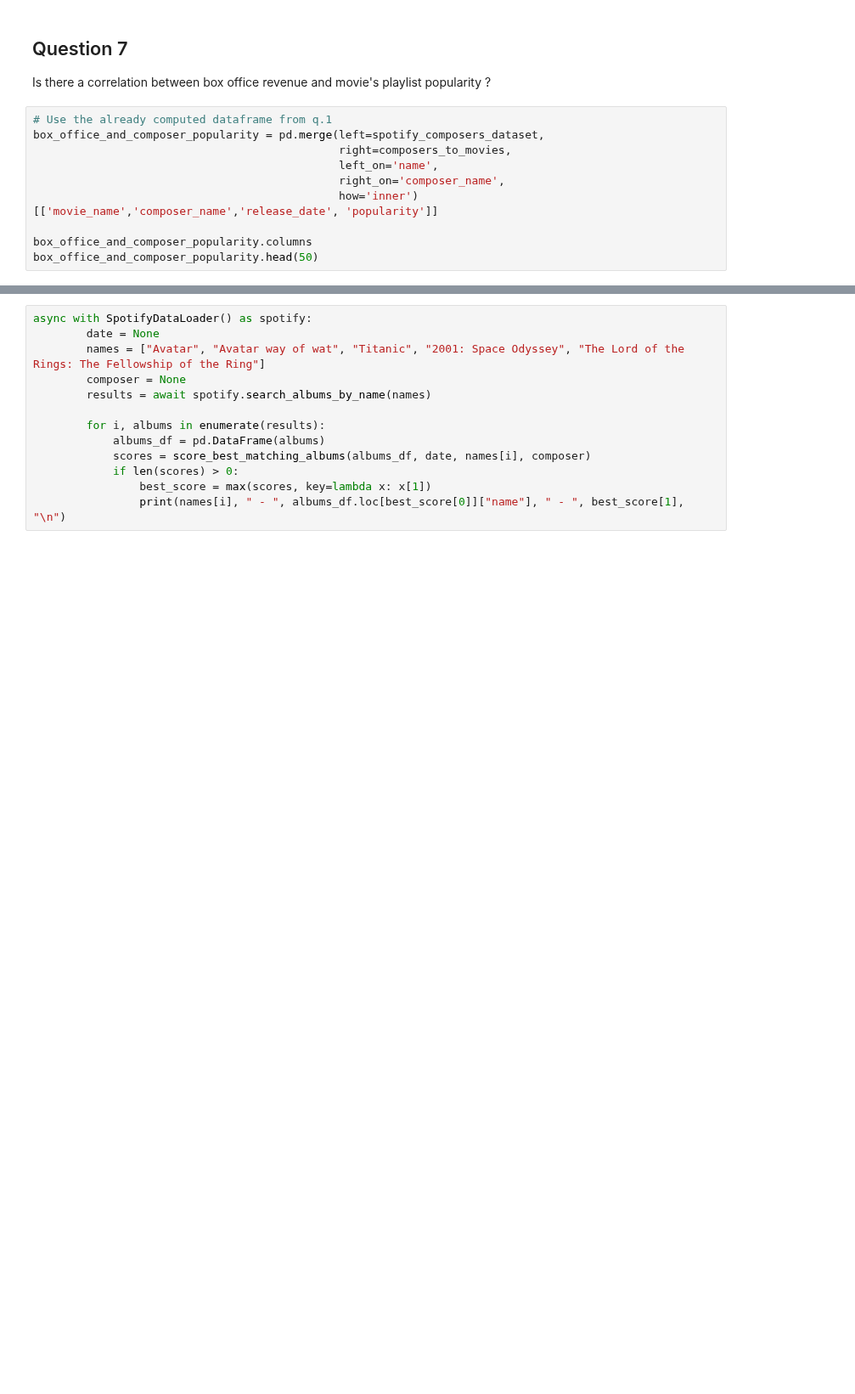
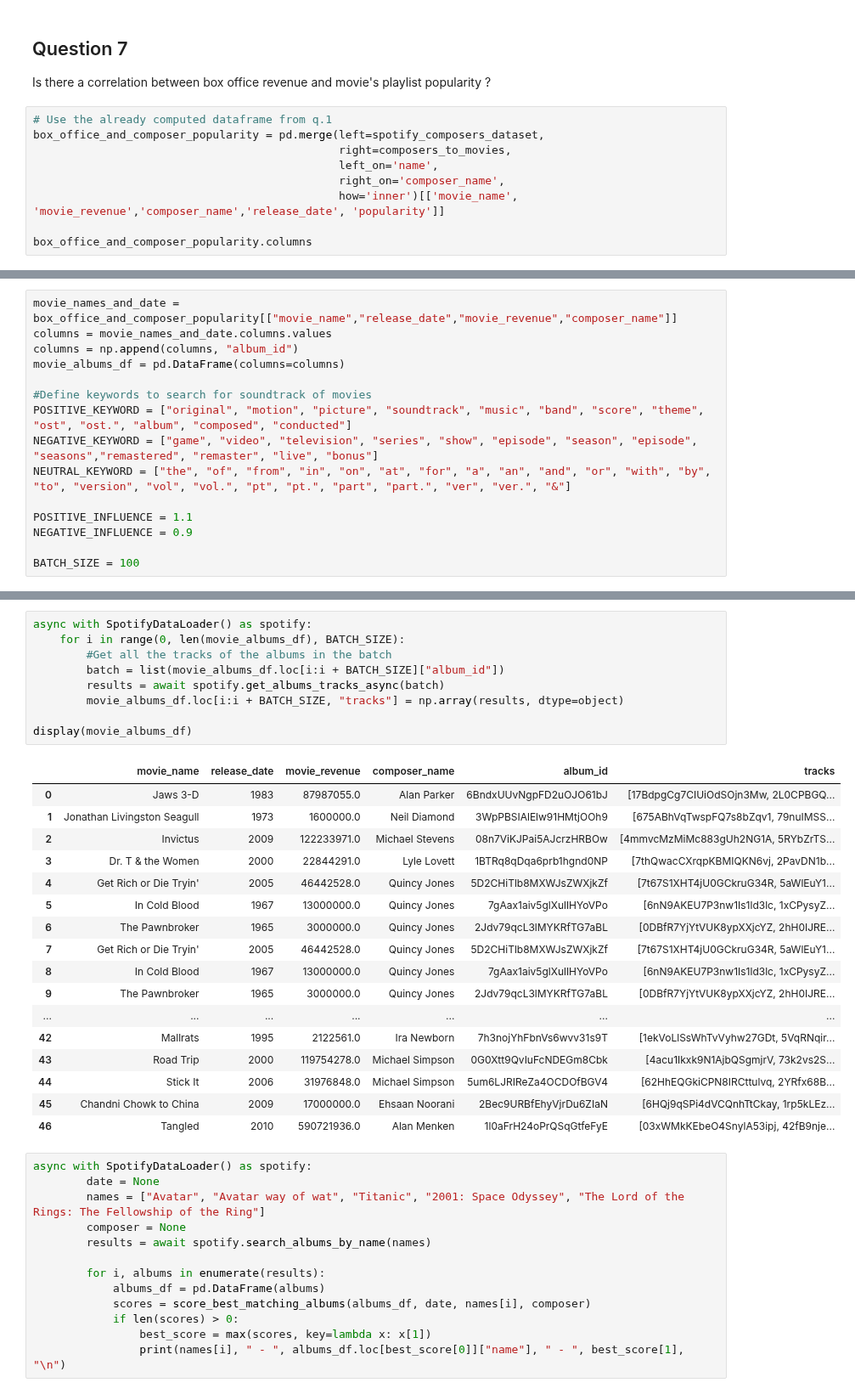
Before and after one commit to epfl-ada/ada-2023-project-learningthesecretsofdata, a Jupyter notebook: milestone_3.ipynb, the cells around one changed output, grey strips where cells are left out. Shown at 85% size. Saved outputs shown, nothing was run; the diff lists cells and outputs as text; blank space fills up the shorter version.

Commit message:
Retrieve all tracks ids from albums

```diff
--- a/milestone_3.ipynb
+++ b/milestone_3.ipynb
@@ -170,8 +170,7 @@ box_office_and_composer_popularity = pd.merge(left=spotify_composers_dataset,
                                               right=composers_to_movies,
                                               left_on='name',
                                               right_on='composer_name',
-                                              how='inner')[['movie_name','composer_name','release_date', 'popularity']]
+                                              how='inner')[['movie_name', 'movie_revenue','composer_name','release_date', 'popularity']]
 
 box_office_and_composer_popularity.columns
-box_office_and_composer_popularity.head(50)
 # %% [output]
@@ -194,0 +180,15 @@ box_office_and_composer_popularity.head(50)
+# %%
+movie_names_and_date = box_office_and_composer_popularity[["movie_name","release_date","movie_revenue","composer_name"]]
+columns = movie_names_and_date.columns.values
+columns = np.append(columns, "album_id")
+movie_albums_df = pd.DataFrame(columns=columns)
+
+#Define keywords to search for soundtrack of movies
+POSITIVE_KEYWORD = ["original", "motion", "picture", "soundtrack", "music", "band", "score", "theme", "ost", "ost.", "album", "composed", "conducted"]
+NEGATIVE_KEYWORD = ["game", "video", "television", "series", "show", "episode", "season", "episode", "seasons","remastered", "remaster", "live", "bonus"]
+NEUTRAL_KEYWORD = ["the", "of", "from", "in", "on", "at", "for", "a", "an", "and", "or", "with", "by", "to", "version", "vol", "vol.", "pt", "pt.", "part", "part.", "ver", "ver.", "&"]
+
+POSITIVE_INFLUENCE = 1.1
+NEGATIVE_INFLUENCE = 0.9
+
+BATCH_SIZE = 100
@@ -319,3 +307,30 @@ Tangled  -  Tangled  -  100.0
+# %%
+async with SpotifyDataLoader() as spotify:
+    for i in range(0, len(movie_albums_df), BATCH_SIZE):
+        #Get all the tracks of the albums in the batch
+        batch = list(movie_albums_df.loc[i:i + BATCH_SIZE]["album_id"])
+        results = await spotify.get_albums_tracks_async(batch)
+        movie_albums_df.loc[i:i + BATCH_SIZE, "tracks"] = np.array(results, dtype=object)
+
+display(movie_albums_df)
+# %% [output]
+|  | movie_name | release_date | movie_revenue | composer_name | album_id | tracks |
+| 0 | Jaws 3-D | 1983 | 87987055.0 | Alan Parker | 6BndxUUvNgpFD2uOJO61bJ | [17BdpgCg7CIUiOdSOjn3Mw, 2L0CPBGQ... |
+| 1 | Jonathan Livingston Seagull | 1973 | 1600000.0 | Neil Diamond | 3WpPBSIAlElw91HMtjOOh9 | [675ABhVqTwspFQ7s8bZqv1, 79nuIMSS... |
+| 2 | Invictus | 2009 | 122233971.0 | Michael Stevens | 08n7ViKJPai5AJcrzHRBOw | [4mmvcMzMiMc883gUh2NG1A, 5RYbZrTS... |
+| 3 | Dr. T & the Women | 2000 | 22844291.0 | Lyle Lovett | 1BTRq8qDqa6prb1hgnd0NP | [7thQwacCXrqpKBMIQKN6vj, 2PavDN1b... |
+| 4 | Get Rich or Die Tryin' | 2005 | 46442528.0 | Quincy Jones | 5D2CHiTlb8MXWJsZWXjkZf | [7t67S1XHT4jU0GCkruG34R, 5aWlEuY1... |
+| 5 | In Cold Blood | 1967 | 13000000.0 | Quincy Jones | 7gAax1aiv5glXulIHYoVPo | [6nN9AKEU7P3nw1Is1ld3lc, 1xCPysyZ... |
+| 6 | The Pawnbroker | 1965 | 3000000.0 | Quincy Jones | 2Jdv79qcL3lMYKRfTG7aBL | [0DBfR7YjYtVUK8ypXXjcYZ, 2hH0IJRE... |
+| 7 | Get Rich or Die Tryin' | 2005 | 46442528.0 | Quincy Jones | 5D2CHiTlb8MXWJsZWXjkZf | [7t67S1XHT4jU0GCkruG34R, 5aWlEuY1... |
+| 8 | In Cold Blood | 1967 | 13000000.0 | Quincy Jones | 7gAax1aiv5glXulIHYoVPo | [6nN9AKEU7P3nw1Is1ld3lc, 1xCPysyZ... |
+| 9 | The Pawnbroker | 1965 | 3000000.0 | Quincy Jones | 2Jdv79qcL3lMYKRfTG7aBL | [0DBfR7YjYtVUK8ypXXjcYZ, 2hH0IJRE... |
+| ... | ... | ... | ... | ... | ... | ... |
+| 42 | Mallrats | 1995 | 2122561.0 | Ira Newborn | 7h3nojYhFbnVs6wvv31s9T | [1ekVoLlSsWhTvVyhw27GDt, 5VqRNqir... |
+| 43 | Road Trip | 2000 | 119754278.0 | Michael Simpson | 0G0Xtt9QvIuFcNDEGm8Cbk | [4acu1Ikxk9N1AjbQSgmjrV, 73k2vs2S... |
+| 44 | Stick It | 2006 | 31976848.0 | Michael Simpson | 5um6LJRIReZa4OCDOfBGV4 | [62HhEQGkiCPN8IRCttulvq, 2YRfx68B... |
+| 45 | Chandni Chowk to China | 2009 | 17000000.0 | Ehsaan Noorani | 2Bec9URBfEhyVjrDu6ZIaN | [6HQj9qSPi4dVCQnhTtCkay, 1rp5kLEz... |
+| 46 | Tangled | 2010 | 590721936.0 | Alan Menken | 1l0aFrH24oPrQSqGtfeFyE | [03xWMkKEbeO4SnylA53ipj, 42fB9nje... |
 # %%
 async with SpotifyDataLoader() as spotify:
         date = None
```
Also changed, not shown: parts of 3 cells of this notebook, 1 other file.
